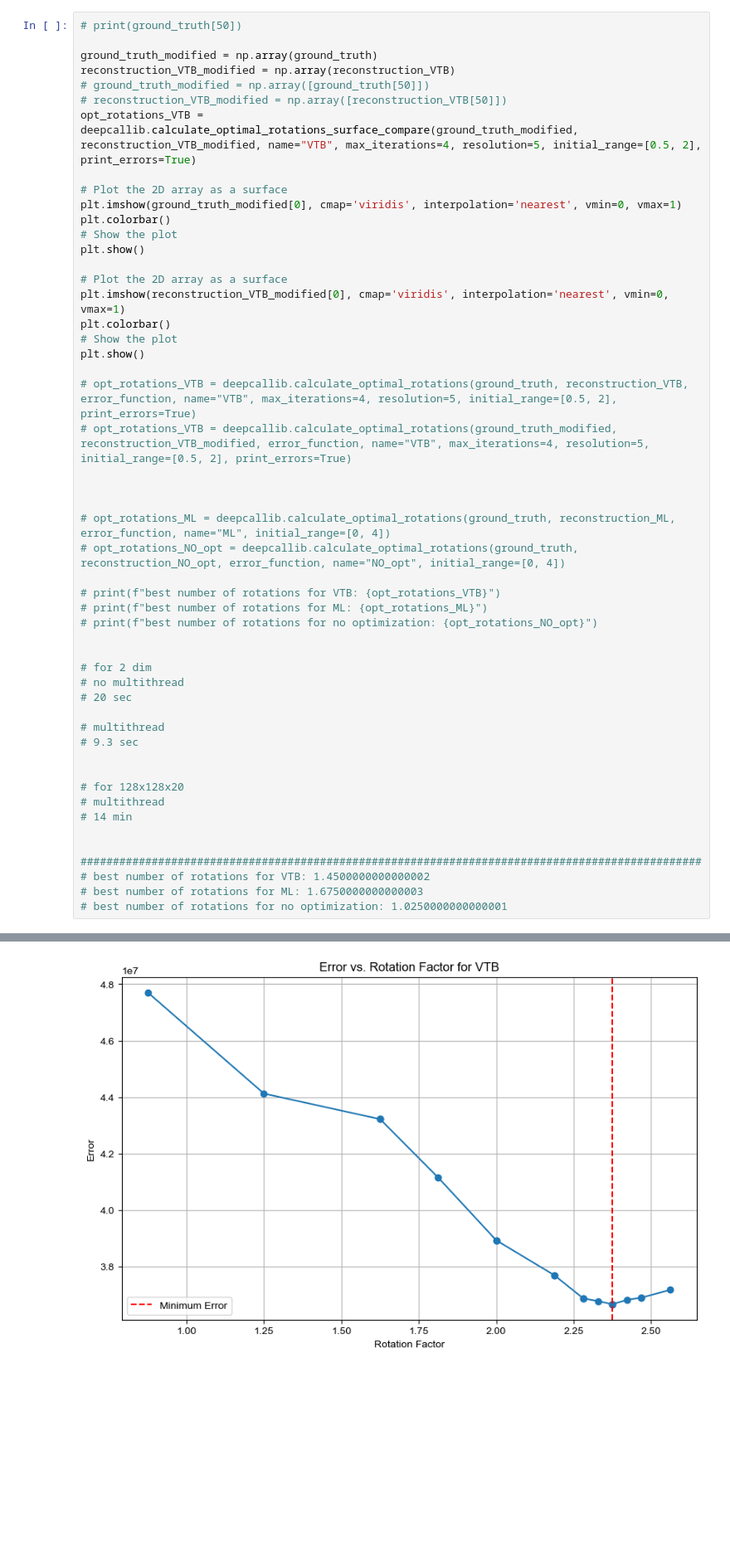
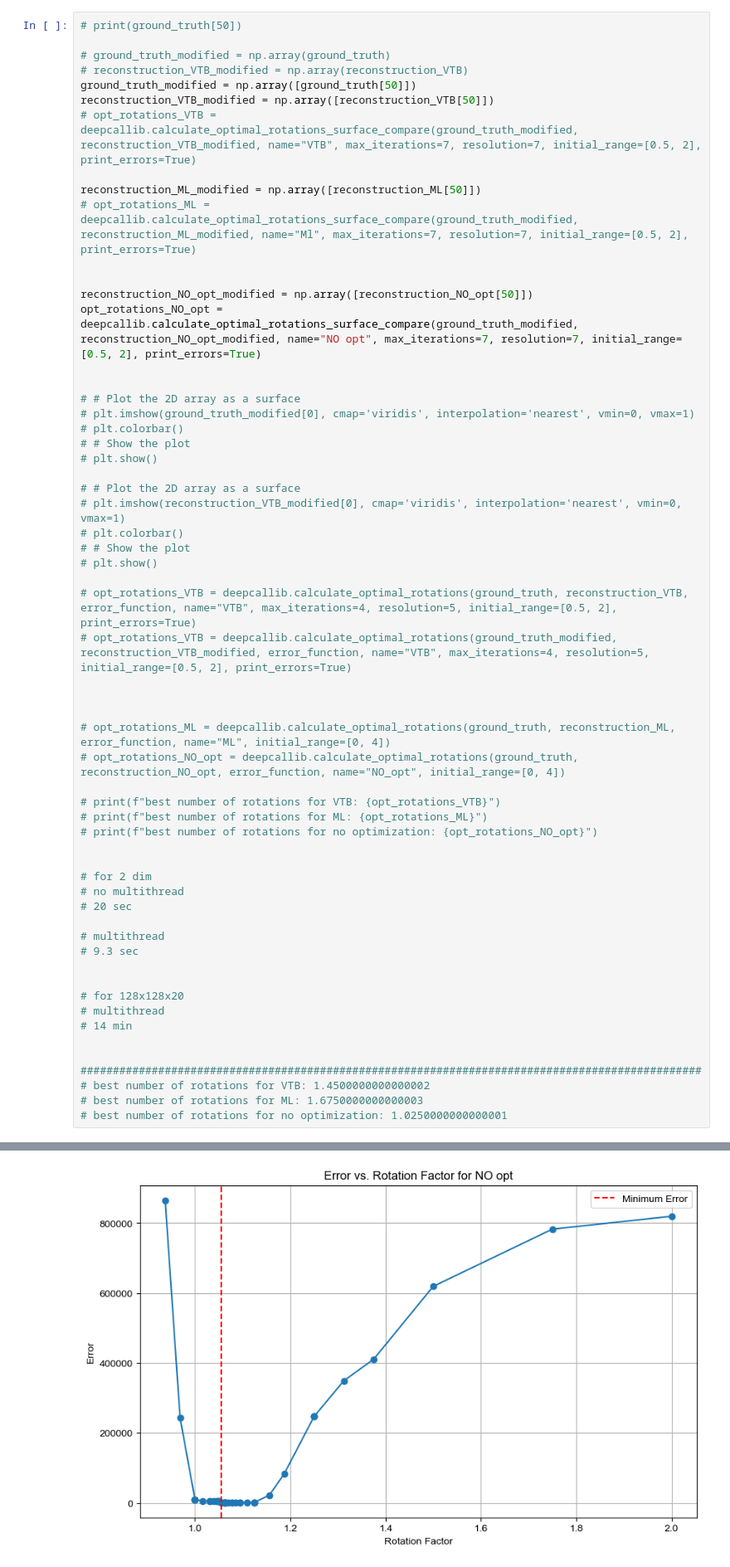
Before and after one commit to Clamepending/deepCAL, a Jupyter notebook: Generate_accuracy_data.ipynb, the cells around one changed output, grey strips where cells are left out. Shown: that part at 83% size. Drawn from its saved outputs; the diff is of its cells as text; blank space fills up the shorter version.

Commit message:
plot surface error distribution complete

```diff
--- a/Generate_accuracy_data.ipynb
+++ b/Generate_accuracy_data.ipynb
@@ -147,23 +147,31 @@ if use_saved_np_array:
 # %%
 # print(ground_truth[50])
 
-ground_truth_modified = np.array(ground_truth)
-reconstruction_VTB_modified = np.array(reconstruction_VTB)
-# ground_truth_modified = np.array([ground_truth[50]])
-# reconstruction_VTB_modified = np.array([reconstruction_VTB[50]])
-opt_rotations_VTB = deepcallib.calculate_optimal_rotations_surface_compare(ground_truth_modified, reconstruction_VTB_modified, name="VTB", max_iterations=4, resolution=5, initial_range=[0.5, 2], print_errors=True)
+# ground_truth_modified = np.array(ground_truth)
+# reconstruction_VTB_modified = np.array(reconstruction_VTB)
+ground_truth_modified = np.array([ground_truth[50]])
+reconstruction_VTB_modified = np.array([reconstruction_VTB[50]])
+# opt_rotations_VTB = deepcallib.calculate_optimal_rotations_surface_compare(ground_truth_modified, reconstruction_VTB_modified, name="VTB", max_iterations=7, resolution=7, initial_range=[0.5, 2], print_errors=True)
 
-# Plot the 2D array as a surface
-plt.imshow(ground_truth_modified[0], cmap='viridis', interpolation='nearest', vmin=0, vmax=1)
-plt.colorbar()
-# Show the plot
-plt.show()
+reconstruction_ML_modified = np.array([reconstruction_ML[50]])
+# opt_rotations_ML = deepcallib.calculate_optimal_rotations_surface_compare(ground_truth_modified, reconstruction_ML_modified, name="Ml", max_iterations=7, resolution=7, initial_range=[0.5, 2], print_errors=True)
 
-# Plot the 2D array as a surface
-plt.imshow(reconstruction_VTB_modified[0], cmap='viridis', interpolation='nearest', vmin=0, vmax=1)
-plt.colorbar()
-# Show the plot
-plt.show()
+
+reconstruction_NO_opt_modified = np.array([reconstruction_NO_opt[50]])
+opt_rotations_NO_opt = deepcallib.calculate_optimal_rotations_surface_compare(ground_truth_modified, reconstruction_NO_opt_modified, name="NO opt", max_iterations=7, resolution=7, initial_range=[0.5, 2], print_errors=True)
+
+
+# # Plot the 2D array as a surface
+# plt.imshow(ground_truth_modified[0], cmap='viridis', interpolation='nearest', vmin=0, vmax=1)
+# plt.colorbar()
+# # Show the plot
+# plt.show()
+
+# # Plot the 2D array as a surface
+# plt.imshow(reconstruction_VTB_modified[0], cmap='viridis', interpolation='nearest', vmin=0, vmax=1)
+# plt.colorbar()
+# # Show the plot
+# plt.show()
 
 # opt_rotations_VTB = deepcallib.calculate_optimal_rotations(ground_truth, reconstruction_VTB, error_function, name="VTB", max_iterations=4, resolution=5, initial_range=[0.5, 2], print_errors=True)
 # opt_rotations_VTB = deepcallib.calculate_optimal_rotations(ground_truth_modified, reconstruction_VTB_modified, error_function, name="VTB", max_iterations=4, resolution=5, initial_range=[0.5, 2], print_errors=True)
@@ -216 +224 @@ error at 2.46875 is 36897152.99160724
-[figure, old version]
+[figure, new version]
```
Also changed, not shown: parts of 3 cells of this notebook, 1 other file.
